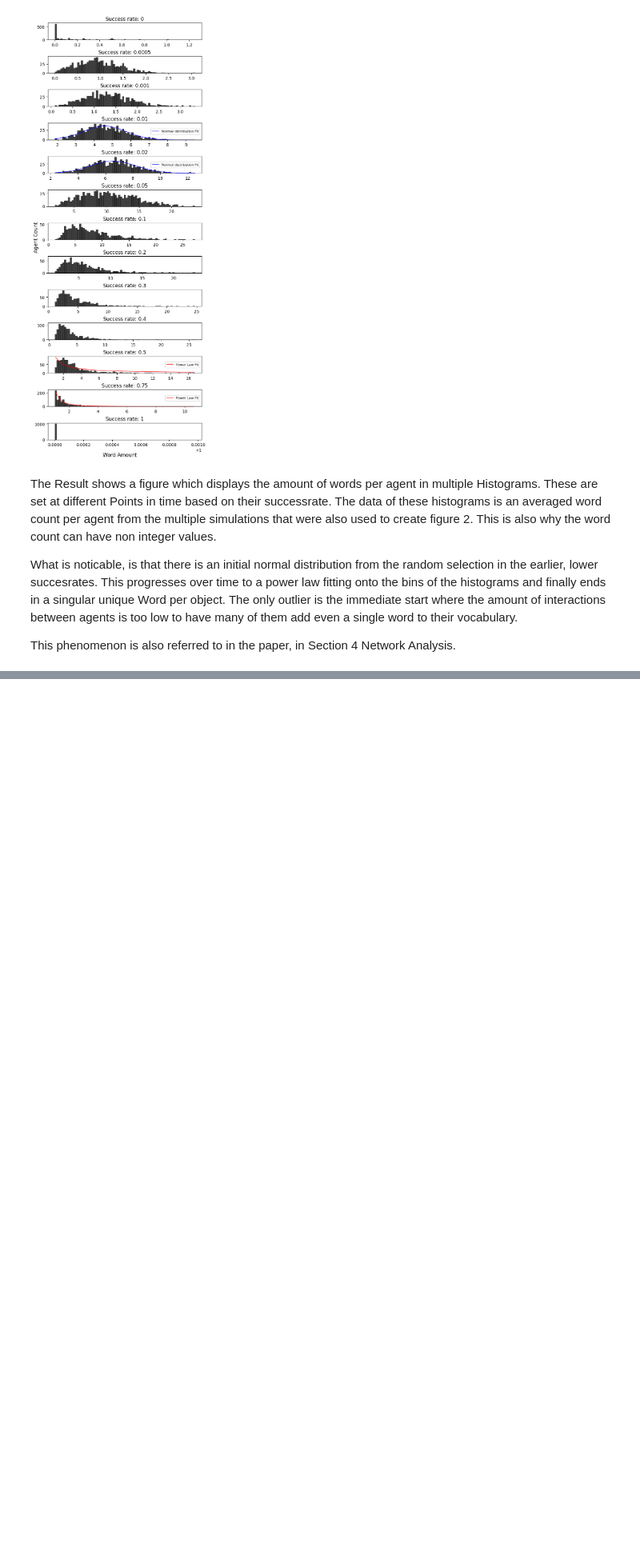
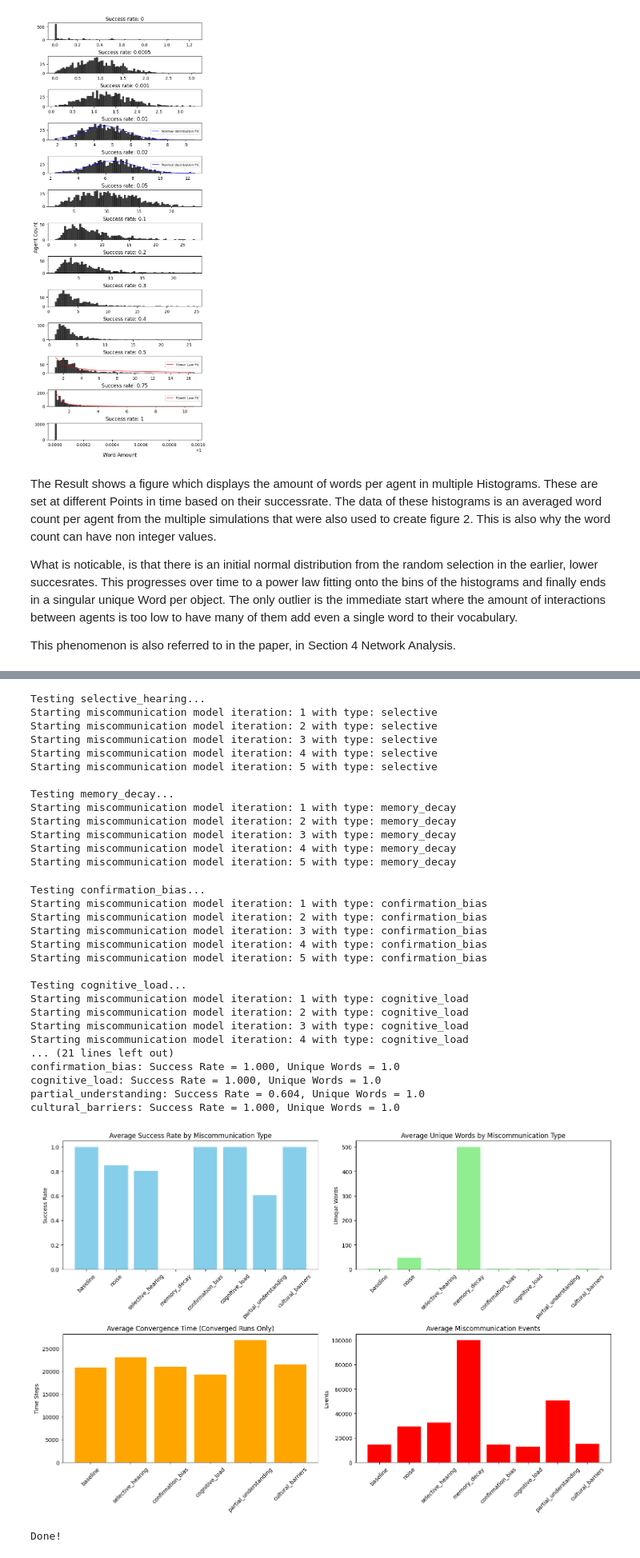
Before and after one commit to Fab159ian/CMSS_Exercises, a Jupyter notebook: exercise1.ipynb, the cells around one changed output, grey strips where cells are left out. Shown: that part at 80% size. Cells and saved outputs as stored; diff of their text form; code cells hidden in the pictures; blank space fills up the shorter version.

Commit message:
Implement rough first version of miscommunication

```diff
--- a/exercise1.ipynb
+++ b/exercise1.ipynb
@@ -647,0 +1052,17 @@ This phenomenon is also referred to in the paper, in Section 4 Network Analysis.
+# %%
+def run_miscommunication_model(N, M, t, iteration, miscommunication_type="none",
+                              miscommunication_params=None, data_resolution=100):
+    """
+    Run a model with specified miscommunication type and parameters.
+    """
+    print(f"Starting miscommunication model iteration: {iteration} with type: {miscommunication_type}")
+    model = MiscommunicationModel(N, M, data_resolution=data_resolution,
+                                  miscommunication_type=miscommunication_type,
+                                  miscommunication_params=miscommunication_params)
+
+    for i in range(t):
+        model.step()
+
+    model_data = model.datacollector.get_model_vars_dataframe()
+    agent_data = model.agent_datacollector.get_agent_vars_dataframe()
+    return model_data, agent_data, model.miscommunication_events, model.conv_time
@@ -647,0 +1172,18 @@ This phenomenon is also referred to in the paper, in Section 4 Network Analysis.
+# %%
+print("Miscommunication Framework for Agent-to-Agent Communication")
+print("=" * 60)
+
+# Quick experiment with smaller parameters for demonstration
+print("\nRunning quick comparison of miscommunication types...")
+#results = compare_miscommunication_types(N=50, M=1, t=5000, runs=3)
+results = compare_miscommunication_types(N=500, M=1, t=100000, runs=5)
+
+print("\nResults Summary:")
+for config_name, result in results.items():
+    print(f"{config_name}: Success Rate = {result['avg_success_rate']:.3f}, "
+            f"Unique Words = {result['avg_unique_words']:.1f}")
+
+# Visualize results
+visualize_miscommunication_comparison(results)
+print("Done!")
+# %% [output]
@@ -647,0 +1208,32 @@ This phenomenon is also referred to in the paper, in Section 4 Network Analysis.
+Testing selective_hearing...
+Starting miscommunication model iteration: 1 with type: selective
+Starting miscommunication model iteration: 2 with type: selective
+Starting miscommunication model iteration: 3 with type: selective
+Starting miscommunication model iteration: 4 with type: selective
+Starting miscommunication model iteration: 5 with type: selective
+
+Testing memory_decay...
+Starting miscommunication model iteration: 1 with type: memory_decay
+Starting miscommunication model iteration: 2 with type: memory_decay
+Starting miscommunication model iteration: 3 with type: memory_decay
+Starting miscommunication model iteration: 4 with type: memory_decay
+Starting miscommunication model iteration: 5 with type: memory_decay
+Testing confirmation_bias...
+Starting miscommunication model iteration: 1 with type: confirmation_bias
+Starting miscommunication model iteration: 2 with type: confirmation_bias
+Starting miscommunication model iteration: 3 with type: confirmation_bias
+Starting miscommunication model iteration: 4 with type: confirmation_bias
+Starting miscommunication model iteration: 5 with type: confirmation_bias
+
+Testing cognitive_load...
+Starting miscommunication model iteration: 1 with type: cognitive_load
+Starting miscommunication model iteration: 2 with type: cognitive_load
+Starting miscommunication model iteration: 3 with type: cognitive_load
+Starting miscommunication model iteration: 4 with type: cognitive_load
+... (21 lines left out)
+confirmation_bias: Success Rate = 1.000, Unique Words = 1.0
+cognitive_load: Success Rate = 1.000, Unique Words = 1.0
+partial_understanding: Success Rate = 0.604, Unique Words = 1.0
+cultural_barriers: Success Rate = 1.000, Unique Words = 1.0
+[figure, added]
+Done!
```
Also changed, not shown: parts of 10 cells of this notebook.
